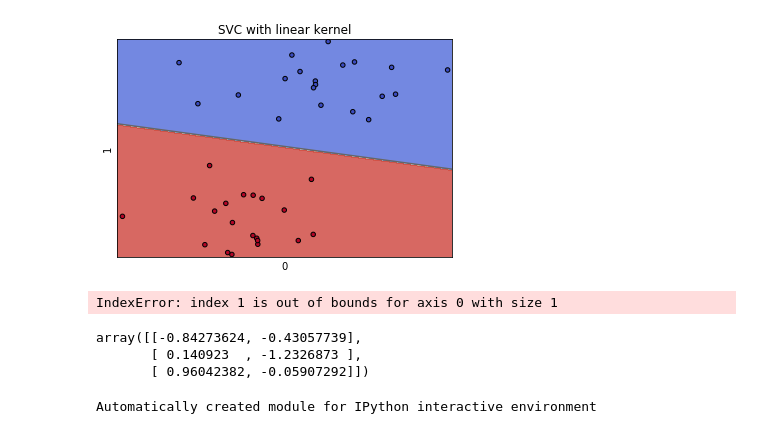
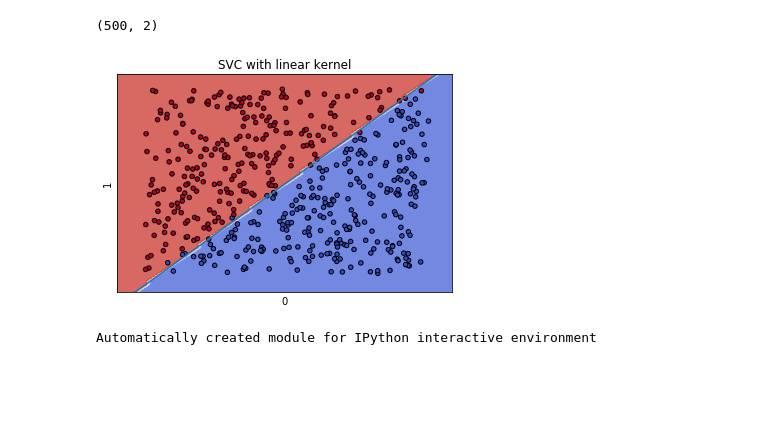
Before and after one commit to guy-amir/tree-comparison, a Jupyter notebook: SVM_tree.ipynb, the cells around one changed output. Saved outputs shown, nothing was run; the diff lists cells and outputs as text; code cells hidden in the pictures; blank space fills up the shorter version.

Commit message:
some more samples and advances

```diff
--- a/SVM_tree.ipynb
+++ b/SVM_tree.ipynb
@@ -4,3 +5,3 @@ import matplotlib.pyplot as plt
 import lib
 # %%
-X,y = lib.generate_triangle(samples=1500)
+X,y = lib.generate_angle(samples=500)
@@ -7,3 +34,8 @@ X,y = lib.generate_triangle(samples=1500)
 # %%
 clf = svm.SVC(kernel='linear')
 clf.fit(X, y)
+
+w = clf.coef_[0]
+a = -w[0] / w[1]
+XX = np.linspace(-5, 5)
+YY = a * XX - (clf.intercept_[0]) / w[1]
@@ -35,3 +63,7 @@ plt.show()
+# %%
+np.shape(X)
+# %% [output]
+(500, 2)
 # %%
 C = 1.0  # SVM regularization parameter
 # models = (svm.SVC(kernel='linear', C=C),
@@ -40,51 +72,41 @@ C = 1.0  # SVM regularization parameter
 #           svm.SVC(kernel='poly', degree=3, gamma='auto', C=C))
 # models = (clf.fit(X, y) for clf in models)
 
 # title for the plots
 title = 'SVC with linear kernel'
 
 # # Set-up 2x2 grid for plotting.
 fig, sub = plt.subplots(1,1)
 plt.subplots_adjust(wspace=0.5, hspace=0.5)
 
 ax= sub
 
 X0, X1 = X[:, 0], X[:, 1]
 xx, yy = lib.make_meshgrid(X0, X1)
 
-# ###########################################################################
-line = np.linspace(X[:, 0].min()-50, X[:, 0].max()+50)
-coef = clf.coef_
-intecept = clf.intercept_
-line2 = -(line * coef[0,1] + intercept) / coef[0,0]-7.6
-ax.plot(line2, line, "-", c=colors[col[1]])
-# ###########################################################################
+# # ###########################################################################
+# line = np.linspace(X[:, 0].min()-50, X[:, 0].max()+50)
+# coef = clf.coef_
+# intecept = clf.intercept_
+# line2 = -(line * coef[0,1] + intercept) / coef[0,0]-7.6
+ax.plot(XX, YY, "-")
+# # ###########################################################################
 
 # for clf, title, ax in zip(models, titles, sub.flatten()):
 lib.plot_contours(ax, clf, xx, yy,
               cmap=plt.cm.coolwarm, alpha=0.8)
 ax.scatter(X0, X1, c=y, cmap=plt.cm.coolwarm, s=20, edgecolors='k')
 ax.set_xlim(xx.min(), xx.max())
 ax.set_ylim(yy.min(), yy.max())
 ax.set_xlabel('0')
 ax.set_ylabel('1')
 ax.set_xticks(())
 ax.set_yticks(())
 ax.set_title(title)
 
 plt.show()
 # %% [output]
-[figure, old version]
+[figure, new version]
-# %%
-line2 = -(line * coef[1])# + intercept) / coef[0]
-# %% [output]
-IndexError: index 1 is out of bounds for axis 0 with size 1
-# %%
-coef
-# %% [output]
-array([[-0.84273624, -0.43057739],
-       [ 0.140923  , -1.2326873 ],
-       [ 0.96042382, -0.05907292]])
 # %%
 print(__doc__)
 
```
Also changed, not shown: parts of 9 cells of this notebook, 16 other files.
